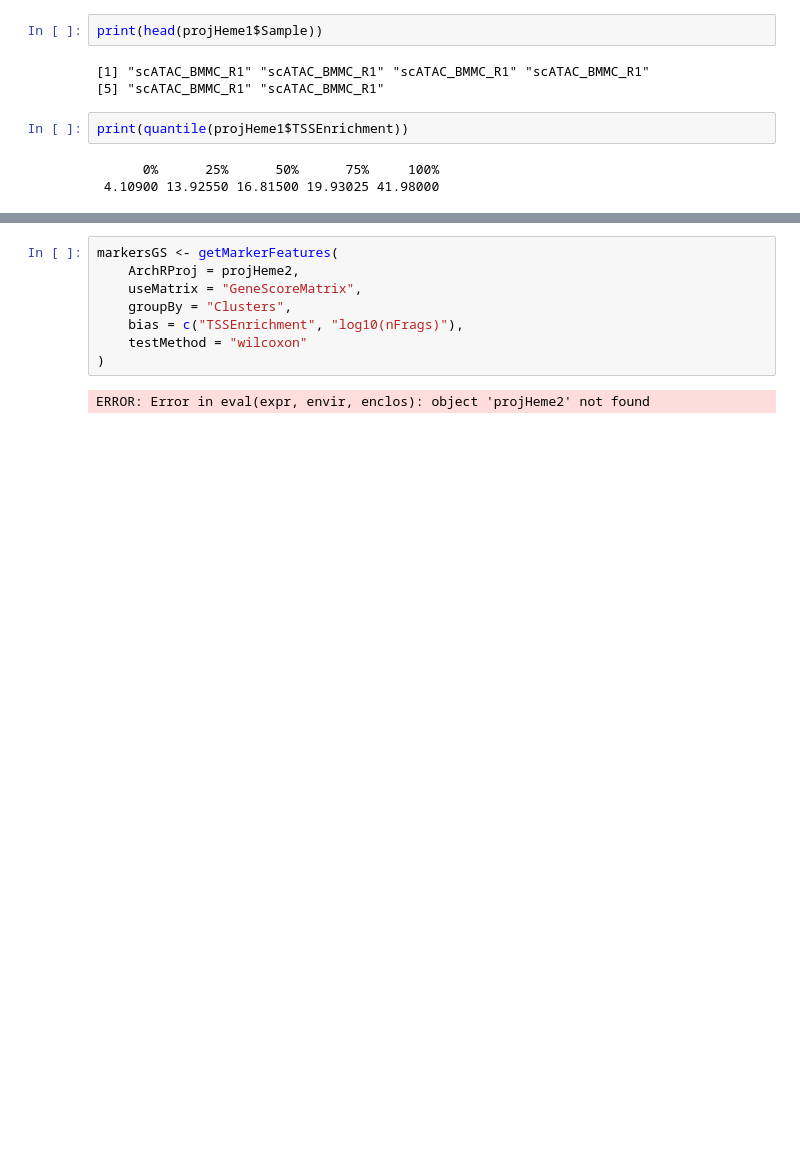
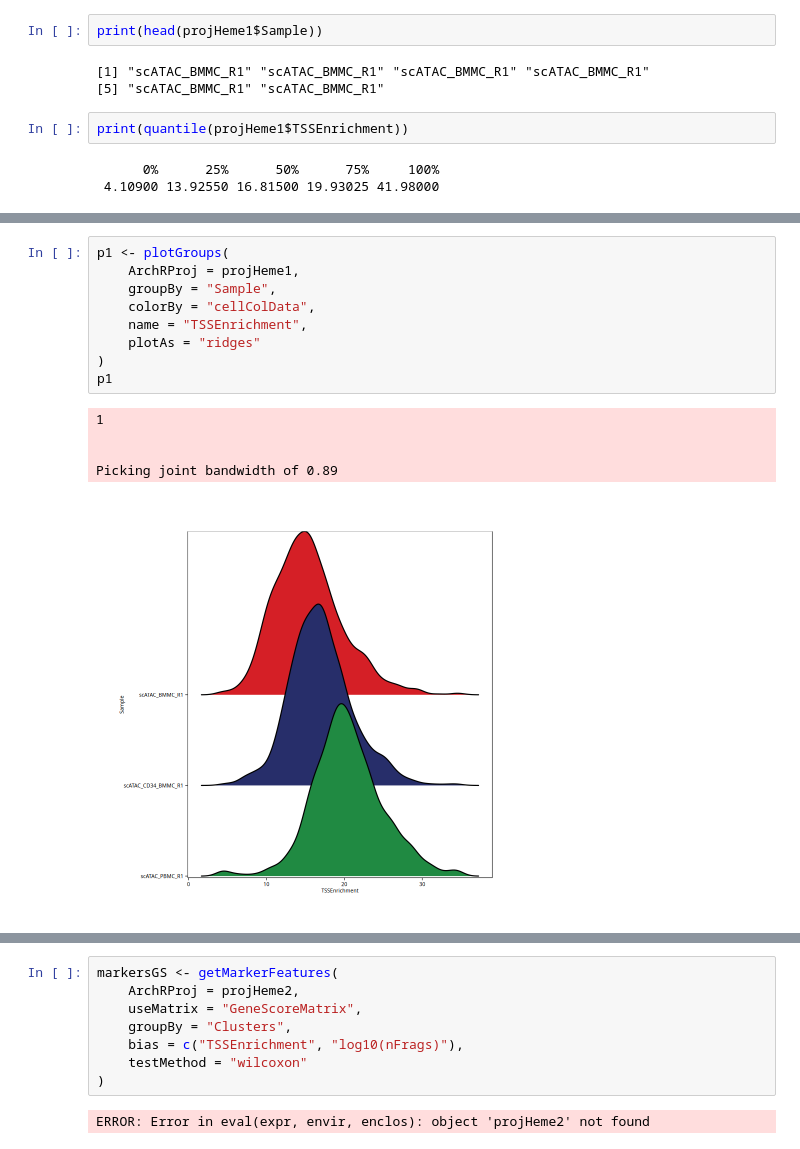
Before and after one commit to azizilab/decipher, a Jupyter notebook: atacseq.ipynb, the cells around one changed output, grey strips where cells are left out. Saved outputs shown, nothing was run; the diff lists cells and outputs as text; blank space fills up the shorter version.

```diff
--- a/atacseq.ipynb
+++ b/atacseq.ipynb
@@ -172,0 +361,15 @@ print(quantile(projHeme1$TSSEnrichment))
+# %%
+p1 <- plotGroups(
+    ArchRProj = projHeme1,
+    groupBy = "Sample",
+    colorBy = "cellColData",
+    name = "TSSEnrichment",
+    plotAs = "ridges"
+)
+p1
+# %% [output]
+1
+
+
+Picking joint bandwidth of 0.89
+[figure, added]
```
Also changed, not shown: parts of 38 cells of this notebook, 5 other files.
